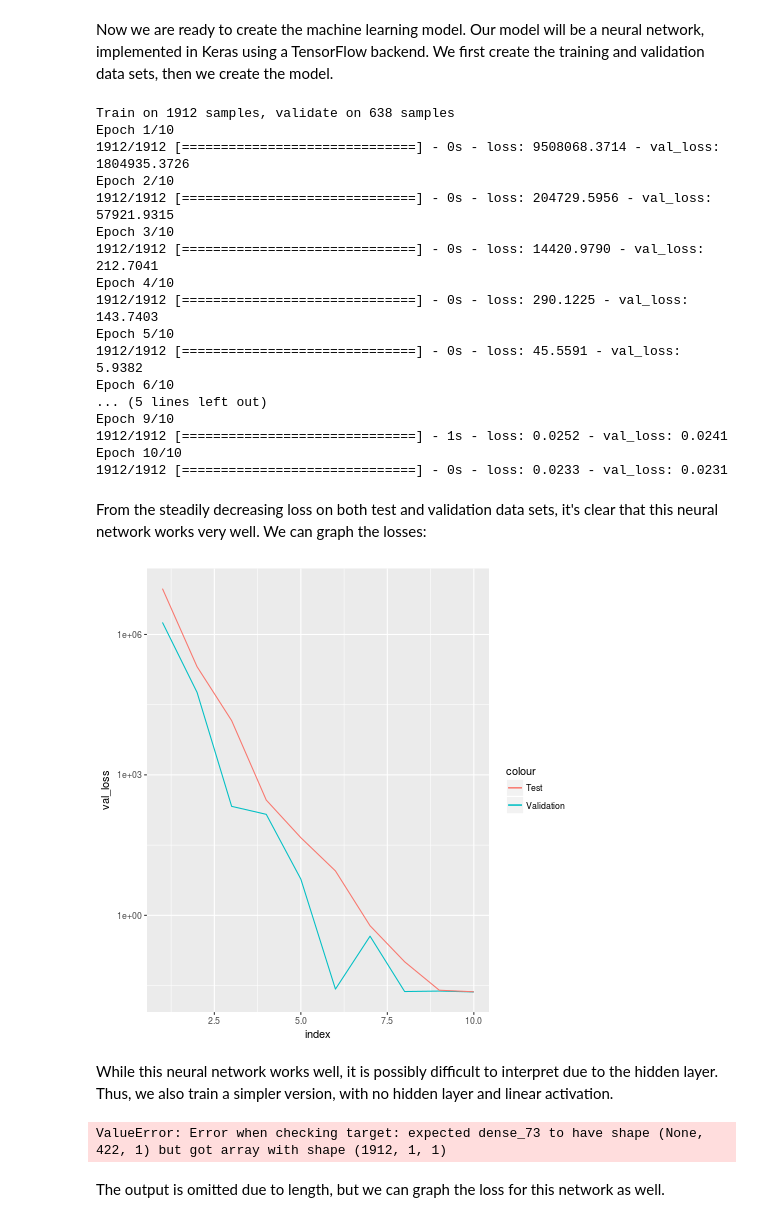
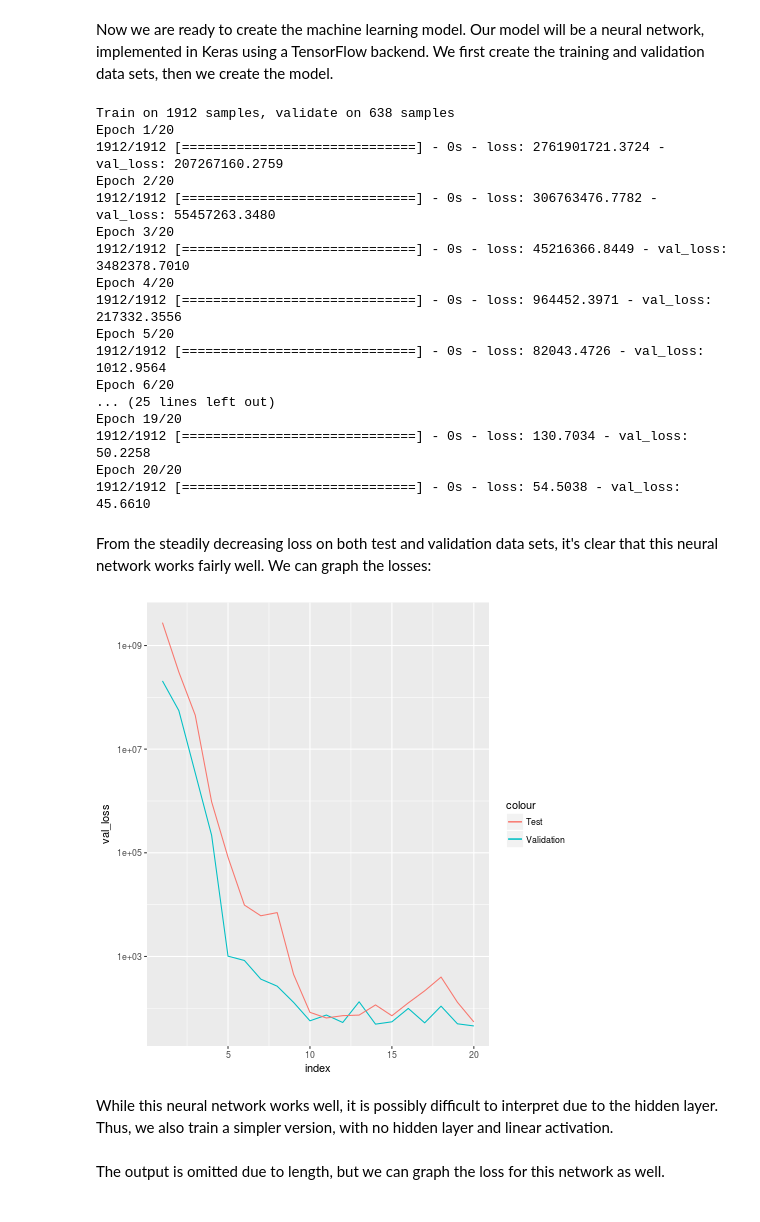
Before and after one commit to lpang36/TEDTalks, a Jupyter notebook: TED talks.ipynb, the cells around one changed output. Cells and saved outputs as stored; diff of their text form; code cells hidden in the pictures.

Commit message:
fix neural network

```diff
--- a/TED talks.ipynb
+++ b/TED talks.ipynb
@@ -186,44 +184,44 @@ for talk in df['tags']:
 Now we are ready to create the machine learning model. Our model will be a neural network, implemented in Keras using a TensorFlow backend. We first create the training and validation data sets, then we create the model.
 # %%
 mldf_np = mldf.as_matrix()
-all_y = np.reshape(df['perViewRatings'].as_matrix(),(np.shape(all_y)[0],1))
+all_y = np.reshape(df['perViewRatings'].as_matrix(),(-1,1))
 all_x = np.concatenate((mldf_np,onehot),1)
 combined = np.concatenate((all_x,all_y),1)
 np.random.shuffle(combined)
-combined = np.reshape(combined,(np.shape(combined)[0],np.shape(combined)[1],1))
+#combined = np.reshape(combined,(np.shape(combined)[0],np.shape(combined)[1],1))
 data_size = np.shape(all_y)[0]
 train_size = (int)(data_size*0.75)
 feature_size = np.shape(all_x)[1]
-x_train = combined[0:train_size,0:feature_size,:]
-y_train = np.reshape(combined[0:train_size,feature_size,:],(-1,1,1))
-x_val = combined[train_size:data_size,0:feature_size,:]
-y_val = np.reshape(combined[train_size:data_size,feature_size,:],(-1,1,1))
+x_train = combined[0:train_size,0:feature_size]
+y_train = combined[0:train_size,feature_size]
+x_val = combined[train_size:data_size,0:feature_size]
+y_val = combined[train_size:data_size,feature_size]
 # %%
 model = Sequential()
-model.add(Dense(64,activation=Activation('relu'),input_shape=(None,1),kernel_regularizer=l2(0.01)))
+model.add(Dense(64,activation=Activation('relu'),input_dim=feature_size,kernel_regularizer=l2(0.01)))
 model.add(Dense(1,kernel_regularizer=l2(0.01)))
 model.compile(loss='mean_squared_error',optimizer="adam")
-history = model.fit(x=x_train,y=y_train,batch_size=64,epochs=10,validation_data=(x_val,y_val))
+history = model.fit(x=x_train,y=y_train,batch_size=64,epochs=20,validation_data=(x_val,y_val))
 # %% [output]
 Train on 1912 samples, validate on 638 samples
-Epoch 1/10
-1912/1912 [==============================] - 0s - loss: 9508068.3714 - val_loss: 1804935.3726
-Epoch 2/10
-1912/1912 [==============================] - 0s - loss: 204729.5956 - val_loss: 57921.9315
-Epoch 3/10
-1912/1912 [==============================] - 0s - loss: 14420.9790 - val_loss: 212.7041
-Epoch 4/10
-1912/1912 [==============================] - 0s - loss: 290.1225 - val_loss: 143.7403
-Epoch 5/10
-1912/1912 [==============================] - 0s - loss: 45.5591 - val_loss: 5.9382
-Epoch 6/10
-... (5 lines left out)
-Epoch 9/10
-1912/1912 [==============================] - 1s - loss: 0.0252 - val_loss: 0.0241
-Epoch 10/10
-1912/1912 [==============================] - 0s - loss: 0.0233 - val_loss: 0.0231
+Epoch 1/20
+1912/1912 [==============================] - 0s - loss: 2761901721.3724 - val_loss: 207267160.2759
+Epoch 2/20
+1912/1912 [==============================] - 0s - loss: 306763476.7782 - val_loss: 55457263.3480
+Epoch 3/20
+1912/1912 [==============================] - 0s - loss: 45216366.8449 - val_loss: 3482378.7010
+Epoch 4/20
+1912/1912 [==============================] - 0s - loss: 964452.3971 - val_loss: 217332.3556
+Epoch 5/20
+1912/1912 [==============================] - 0s - loss: 82043.4726 - val_loss: 1012.9564
+Epoch 6/20
+... (25 lines left out)
+Epoch 19/20
+1912/1912 [==============================] - 0s - loss: 130.7034 - val_loss: 50.2258
+Epoch 20/20
+1912/1912 [==============================] - 0s - loss: 54.5038 - val_loss: 45.6610
 # %% [markdown]
-From the steadily decreasing loss on both test and validation data sets, it's clear that this neural network works very well. We can graph the losses:
+From the steadily decreasing loss on both test and validation data sets, it's clear that this neural network works fairly well. We can graph the losses:
 # %%
 loss = history.history['loss']
 val_loss = history.history['val_loss']
@@ -231,22 +229,20 @@ val_loss = history.history['val_loss']
 %R -i val_loss
 # %%
 %%R
-losses <- data.frame(loss=loss,val_loss=val_loss,index = 1:10)
+losses <- data.frame(loss=loss,val_loss=val_loss,index = 1:20)
 ggplot(aes(index),data=losses) +
     geom_line(aes(y=val_loss,color="Validation")) +
     geom_line(aes(y=loss,color="Test")) +
     scale_y_log10()
 # %% [output]
-[figure, old version]
+[figure, new version]
 # %% [markdown]
 While this neural network works well, it is possibly difficult to interpret due to the hidden layer. Thus, we also train a simpler version, with no hidden layer and linear activation.
 # %%
 model = Sequential()
-model.add(Dense(1,input_shape=(feature_size,1),kernel_regularizer=l2(0.01)))
+model.add(Dense(1,input_dim=feature_size,kernel_regularizer=l2(0.01)))
 model.compile(loss='mean_squared_error',optimizer="adam")
-history = model.fit(x=x_train,y=y_train,batch_size=64,epochs=100,validation_data=(x_val,y_val),verbose=0)
+history = model.fit(x=x_train,y=y_train,batch_size=64,epochs=20,validation_data=(x_val,y_val),verbose=0)
-# %% [output]
-ValueError: Error when checking target: expected dense_73 to have shape (None, 422, 1) but got array with shape (1912, 1, 1)
 # %% [markdown]
 The output is omitted due to length, but we can graph the loss for this network as well.
 # %%
```
Also changed, not shown: parts of 8 cells of this notebook.
